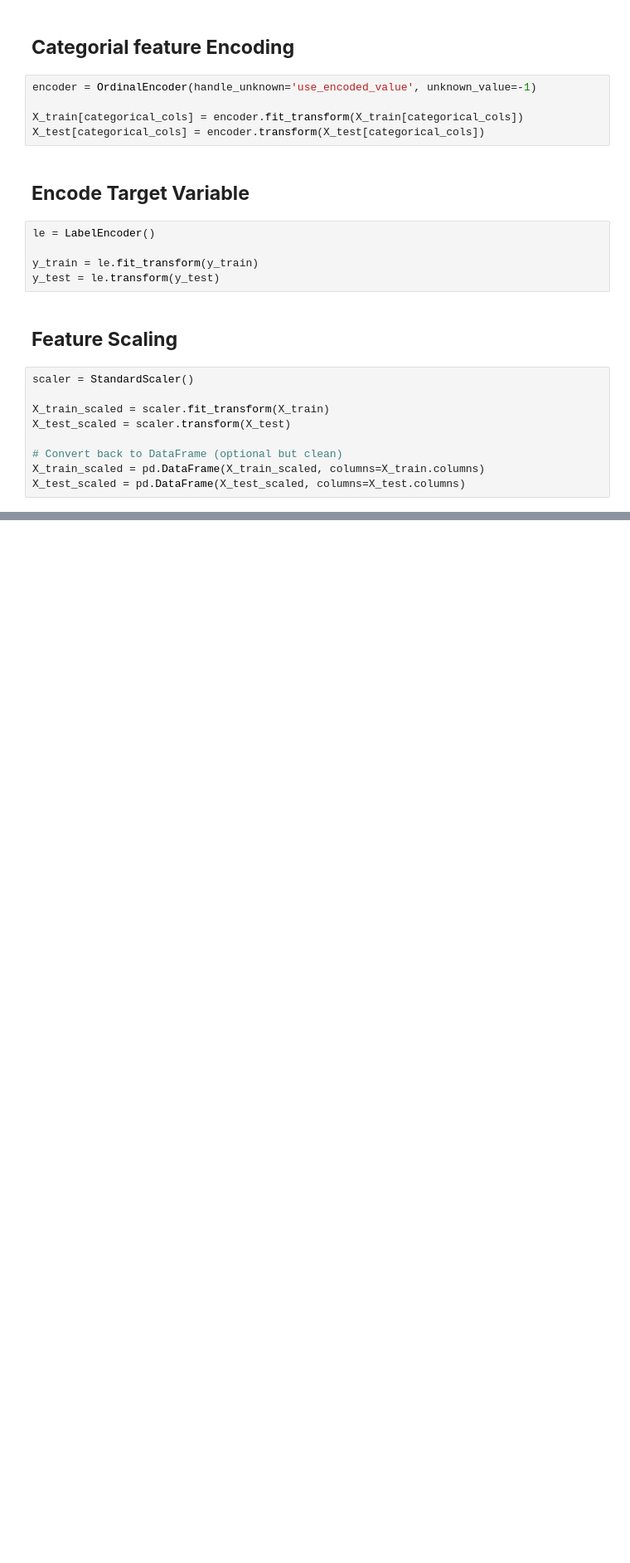
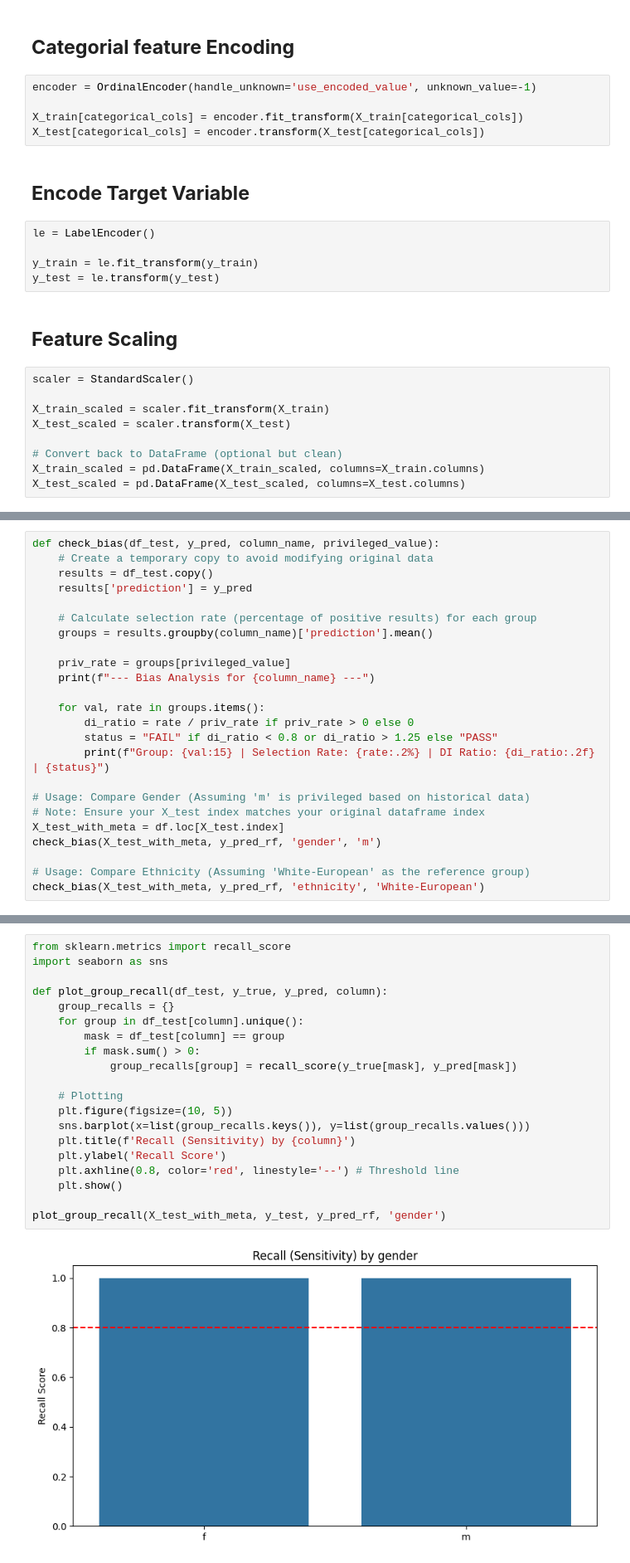
Before and after one commit to Maryam1597/Applieddatascience1, a Jupyter notebook: Autistic spectrum disorder.ipynb, the cells around one changed output, grey strips where cells are left out. Shown at 83% size. Drawn from its saved outputs; the diff is of its cells as text; blank space fills up the shorter version.

```diff
--- a/Autistic spectrum disorder.ipynb
+++ b/Autistic spectrum disorder.ipynb
@@ -200,0 +406,24 @@ X_test_scaled = pd.DataFrame(X_test_scaled, columns=X_test.columns)
+# %%
+def check_bias(df_test, y_pred, column_name, privileged_value):
+    # Create a temporary copy to avoid modifying original data
+    results = df_test.copy()
+    results['prediction'] = y_pred
+
+    # Calculate selection rate (percentage of positive results) for each group
+    groups = results.groupby(column_name)['prediction'].mean()
+
+    priv_rate = groups[privileged_value]
+    print(f"--- Bias Analysis for {column_name} ---")
+
+    for val, rate in groups.items():
+        di_ratio = rate / priv_rate if priv_rate > 0 else 0
+        status = "FAIL" if di_ratio < 0.8 or di_ratio > 1.25 else "PASS"
+        print(f"Group: {val:15} | Selection Rate: {rate:.2%} | DI Ratio: {di_ratio:.2f} | {status}")
+
+# Usage: Compare Gender (Assuming 'm' is privileged based on historical data)
+# Note: Ensure your X_test index matches your original dataframe index
+X_test_with_meta = df.loc[X_test.index]
+check_bias(X_test_with_meta, y_pred_rf, 'gender', 'm')
+
+# Usage: Compare Ethnicity (Assuming 'White-European' as the reference group)
+check_bias(X_test_with_meta, y_pred_rf, 'ethnicity', 'White-European')
@@ -200,0 +445,22 @@ X_test_scaled = pd.DataFrame(X_test_scaled, columns=X_test.columns)
+# %%
+from sklearn.metrics import recall_score
+import seaborn as sns
+
+def plot_group_recall(df_test, y_true, y_pred, column):
+    group_recalls = {}
+    for group in df_test[column].unique():
+        mask = df_test[column] == group
+        if mask.sum() > 0:
+            group_recalls[group] = recall_score(y_true[mask], y_pred[mask])
+
+    # Plotting
+    plt.figure(figsize=(10, 5))
+    sns.barplot(x=list(group_recalls.keys()), y=list(group_recalls.values()))
+    plt.title(f'Recall (Sensitivity) by {column}')
+    plt.ylabel('Recall Score')
+    plt.axhline(0.8, color='red', linestyle='--') # Threshold line
+    plt.show()
+
+plot_group_recall(X_test_with_meta, y_test, y_pred_rf, 'gender')
+# %% [output]
+[figure, added]
```
Also changed, not shown: parts of 9 cells of this notebook.
